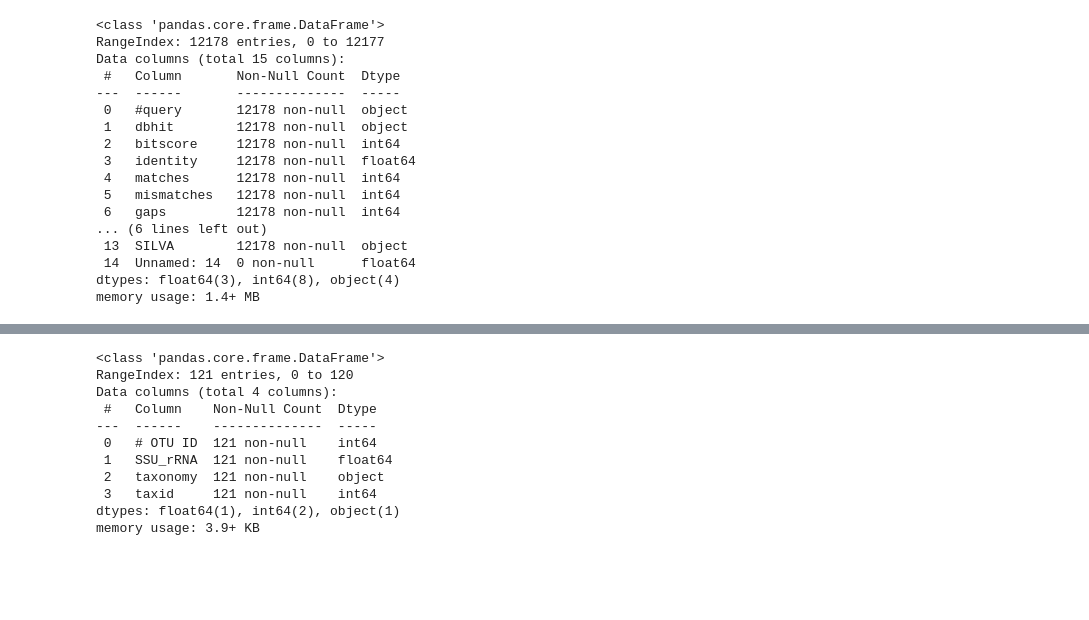
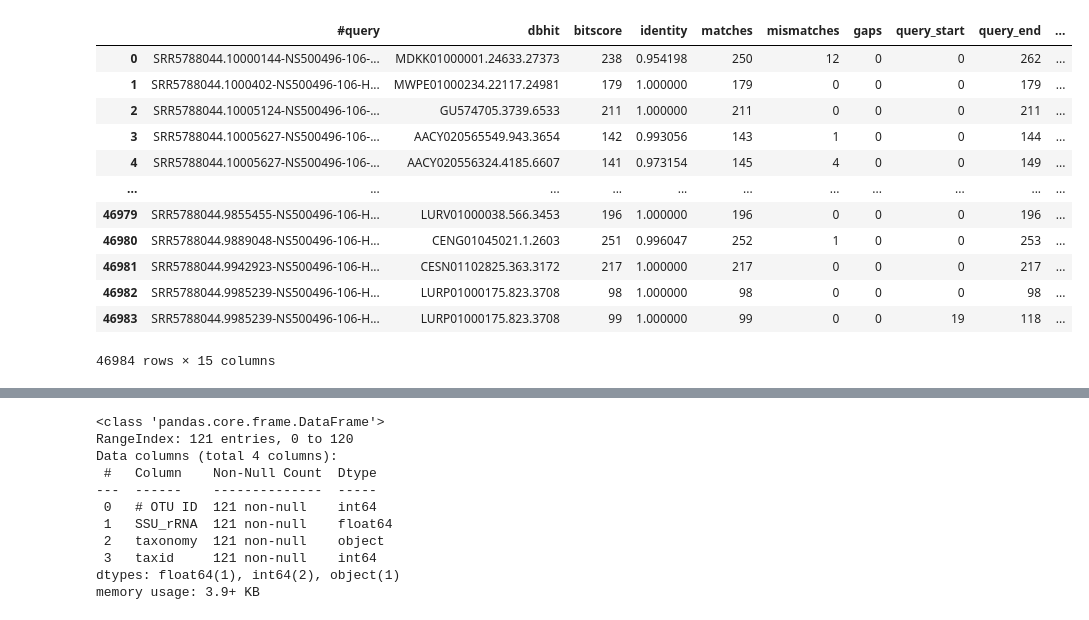
Before and after one commit to iobis/mgnify-extract, a Jupyter notebook: notebooks/otus.ipynb, the cells around one changed output, grey strips where cells are left out. Drawn from its saved outputs; the diff is of its cells as text; code cells hidden in the pictures; blank space fills up the shorter version.

```diff
--- a/notebooks/otus.ipynb
+++ b/notebooks/otus.ipynb
@@ -25,21 +56,17 @@ Let's take a look at the number of rows in the mseq and OTU files.
 # %%
 mseq = mseq_files[0].read()
-mseq.info()
+mseq
 # %% [output]
+|  | #query | dbhit | bitscore | identity | matches | mismatches | gaps | query_start | query_end | ... |
+| 0 | SRR5788044.10000144-NS500496-106-... | MDKK01000001.24633.27373 | 238 | 0.954198 | 250 | 12 | 0 | 0 | 262 | ... |
+| 1 | SRR5788044.1000402-NS500496-106-H... | MWPE01000234.22117.24981 | 179 | 1.000000 | 179 | 0 | 0 | 0 | 179 | ... |
+| 2 | SRR5788044.10005124-NS500496-106-... | GU574705.3739.6533 | 211 | 1.000000 | 211 | 0 | 0 | 0 | 211 | ... |
+| 3 | SRR5788044.10005627-NS500496-106-... | AACY020565549.943.3654 | 142 | 0.993056 | 143 | 1 | 0 | 0 | 144 | ... |
+| 4 | SRR5788044.10005627-NS500496-106-... | AACY020556324.4185.6607 | 141 | 0.973154 | 145 | 4 | 0 | 0 | 149 | ... |
+| ... | ... | ... | ... | ... | ... | ... | ... | ... | ... | ... |
+| 46979 | SRR5788044.9855455-NS500496-106-H... | LURV01000038.566.3453 | 196 | 1.000000 | 196 | 0 | 0 | 0 | 196 | ... |
+| 46980 | SRR5788044.9889048-NS500496-106-H... | CENG01045021.1.2603 | 251 | 0.996047 | 252 | 1 | 0 | 0 | 253 | ... |
+| 46981 | SRR5788044.9942923-NS500496-106-H... | CESN01102825.363.3172 | 217 | 1.000000 | 217 | 0 | 0 | 0 | 217 | ... |
+| 46982 | SRR5788044.9985239-NS500496-106-H... | LURP01000175.823.3708 | 98 | 1.000000 | 98 | 0 | 0 | 0 | 98 | ... |
+| 46983 | SRR5788044.9985239-NS500496-106-H... | LURP01000175.823.3708 | 99 | 1.000000 | 99 | 0 | 0 | 19 | 118 | ... |
-<class 'pandas.core.frame.DataFrame'>
-RangeIndex: 12178 entries, 0 to 12177
-Data columns (total 15 columns):
- #   Column       Non-Null Count  Dtype
----  ------       --------------  -----
- 0   #query       12178 non-null  object
- 1   dbhit        12178 non-null  object
- 2   bitscore     12178 non-null  int64
- 3   identity     12178 non-null  float64
- 4   matches      12178 non-null  int64
- 5   mismatches   12178 non-null  int64
- 6   gaps         12178 non-null  int64
-... (6 lines left out)
- 13  SILVA        12178 non-null  object
- 14  Unnamed: 14  0 non-null      float64
-dtypes: float64(3), int64(8), object(4)
-memory usage: 1.4+ MB
+46984 rows × 15 columns
```
Also changed, not shown: parts of 13 cells of this notebook.
